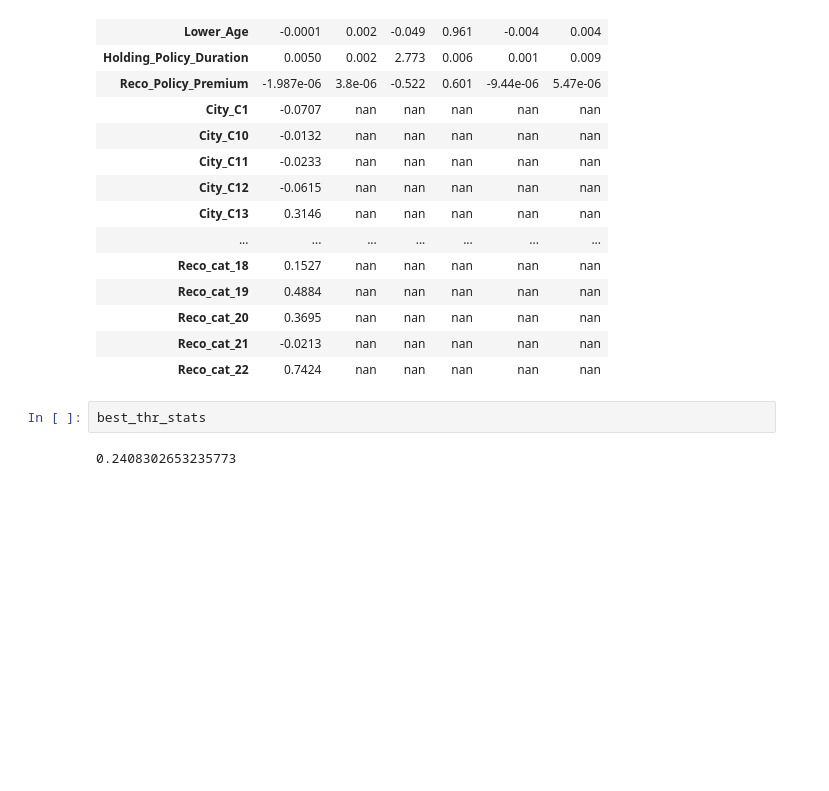
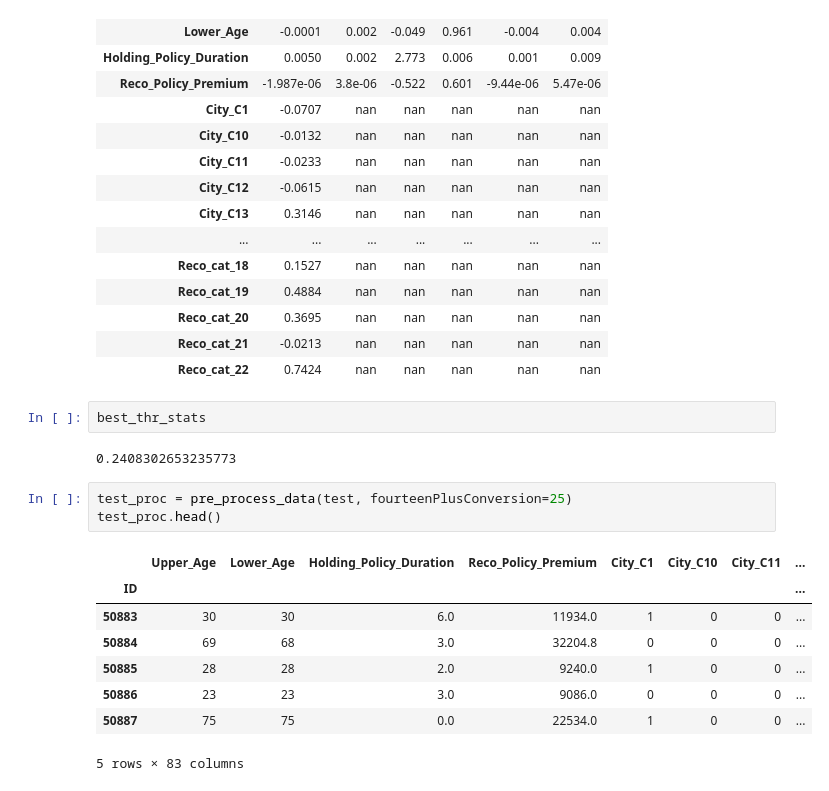
Before and after one commit to NISHANTH-PAPARAJU/DS-Competitions, a Jupyter notebook: AnalyticsVidhya/Jobathon-21/AV_Health_Insurance_Lead_Prediction(3).ipynb, the cells around one changed output. Drawn from its saved outputs; the diff is of its cells as text; blank space fills up the shorter version.

```diff
--- a/AnalyticsVidhya/Jobathon-21/AV_Health_Insurance_Lead_Prediction(3).ipynb
+++ b/AnalyticsVidhya/Jobathon-21/AV_Health_Insurance_Lead_Prediction(3).ipynb
@@ -705,4 +821,16 @@ Logit Regression Results
 best_thr_stats
 # %% [output]
 0.2408302653235773
+# %%
+test_proc = pre_process_data(test, fourteenPlusConversion=25)
+test_proc.head()
+# %% [output]
+|  | Upper_Age | Lower_Age | Holding_Policy_Duration | Reco_Policy_Premium | City_C1 | City_C10 | City_C11 | ... |
+| ID |  |  |  |  |  |  |  | ... |
+| 50883 | 30 | 30 | 6.0 | 11934.0 | 1 | 0 | 0 | ... |
+| 50884 | 69 | 68 | 3.0 | 32204.8 | 0 | 0 | 0 | ... |
+| 50885 | 28 | 28 | 2.0 | 9240.0 | 1 | 0 | 0 | ... |
+| 50886 | 23 | 23 | 3.0 | 9086.0 | 0 | 0 | 0 | ... |
+| 50887 | 75 | 75 | 0.0 | 22534.0 | 1 | 0 | 0 | ... |
+5 rows × 83 columns
 # %%
```
Also changed, not shown: parts of 42 cells of this notebook.
